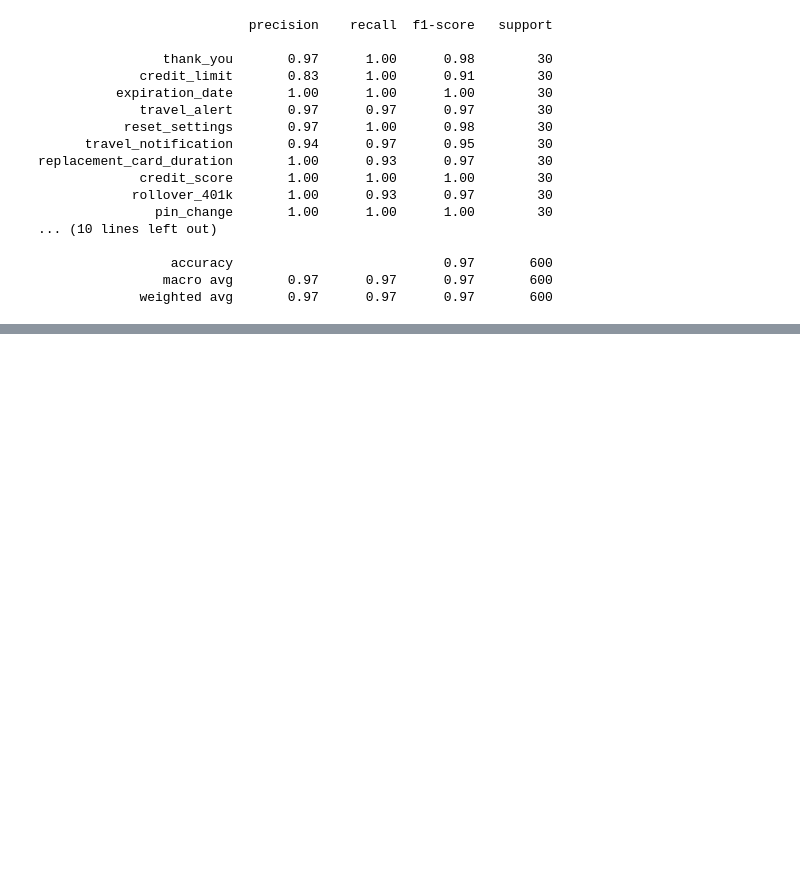
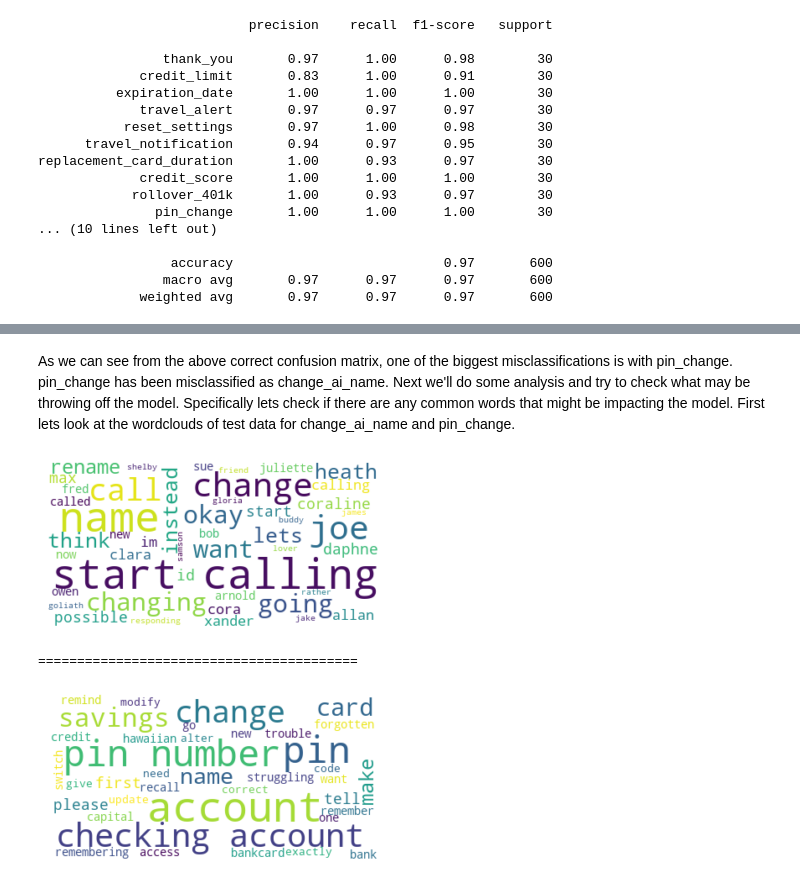
Before and after one commit to c0derzer0/IntentClassification, a Jupyter notebook: IntentClassificationNotebook.ipynb, the cells around one changed output, grey strips where cells are left out. Drawn from its saved outputs; the diff is of its cells as text; code cells hidden in the pictures; blank space fills up the shorter version.

```diff
--- a/IntentClassificationNotebook.ipynb
+++ b/IntentClassificationNotebook.ipynb
@@ -528,0 +542,28 @@ I would also like to use one hot encoding for the classes instead of numbers to
+# %% [markdown]
+As we can see from the above correct confusion matrix, one of the biggest misclassifications is with pin_change. pin_change has been misclassified as change_ai_name. Next we'll do some analysis and try to check what may be throwing off the model. Specifically lets check if there are any common words that might be impacting the model. First lets look at the wordclouds of test data for change_ai_name and pin_change.
+# %%
+import wordcloud
+import matplotlib.pyplot as plt
+
+def dfTotext(df, intent):
+
+    df_i = df[df['intent']==intent]
+    text = " ".join(review for review in df_i.content)
+    return text
+
+def wordcloud_fn(text):
+    wordcloud1 = wordcloud.WordCloud(max_font_size=50, max_words=100, background_color="white").generate(text)
+    plt.figure()
+    plt.imshow(wordcloud1, interpolation="bilinear")
+    plt.axis("off")
+    plt.show()
+
+text_ca = dfTotext(test_df, 'change_ai_name')
+text_pc = dfTotext(test_df, 'pin_change')
+wordcloud_fn(text_ca)
+print('=========================================')
+wordcloud_fn(text_pc)
+# %% [output]
+[figure, added]
+=========================================
+[figure, added]
```
Also changed, not shown: parts of 10 cells of this notebook.
